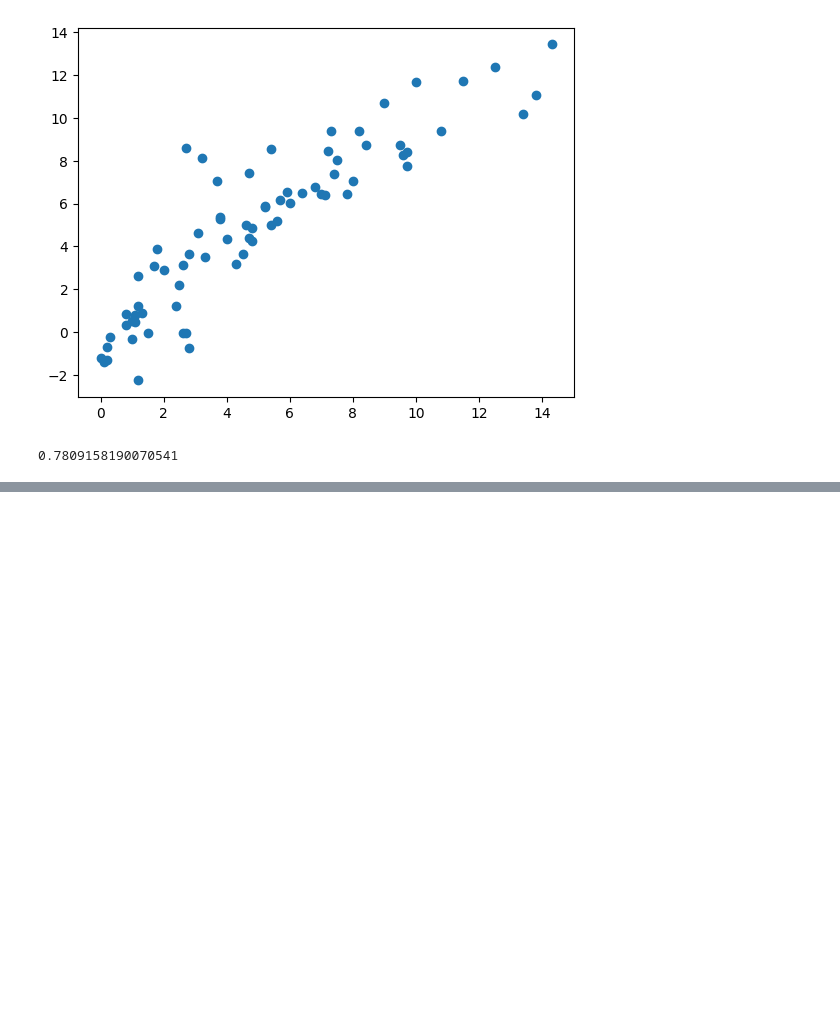
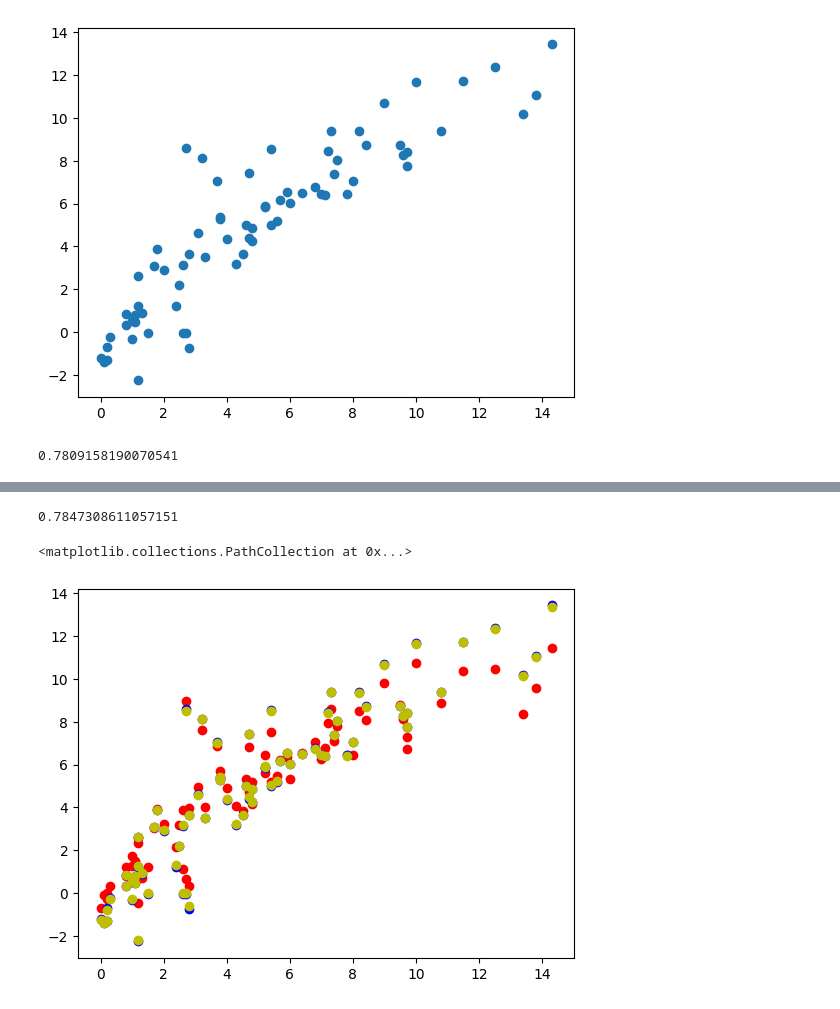
Before and after one commit to kunal12kumar/Forest_Fire_Dataset, a Jupyter notebook: ModelTraining.ipynb, the cells around one changed output, grey strips where cells are left out. Saved outputs shown, nothing was run; the diff lists cells and outputs as text; code cells hidden in the pictures; blank space fills up the shorter version.

```diff
--- a/ModelTraining.ipynb
+++ b/ModelTraining.ipynb
@@ -295,0 +353,4 @@ print(score)
+# %%
+# now predict the output for this
+Y_pretrainedridge=rid.predict(X_testscalred)
+Y_pretrainedridge
@@ -295,0 +373,14 @@ print(score)
+# %%
+# now check the accuracy
+scorerid=r2_score(Y_test ,Y_pretrainedridge)
+scorerid
+# %% [output]
+0.7847308611057151
+# %%
+# now plotting the scatter graph for the both
+plt.scatter(Y_test ,Y_pretrainedlasso , c="r")
+plt.scatter(Y_test ,Y_pretrained, c="b")
+plt.scatter(Y_test, Y_pretrainedridge , c="y")
+# %% [output]
+<matplotlib.collections.PathCollection at 0x...>
+[figure, added]
```
Also changed, not shown: parts of 12 cells of this notebook.
